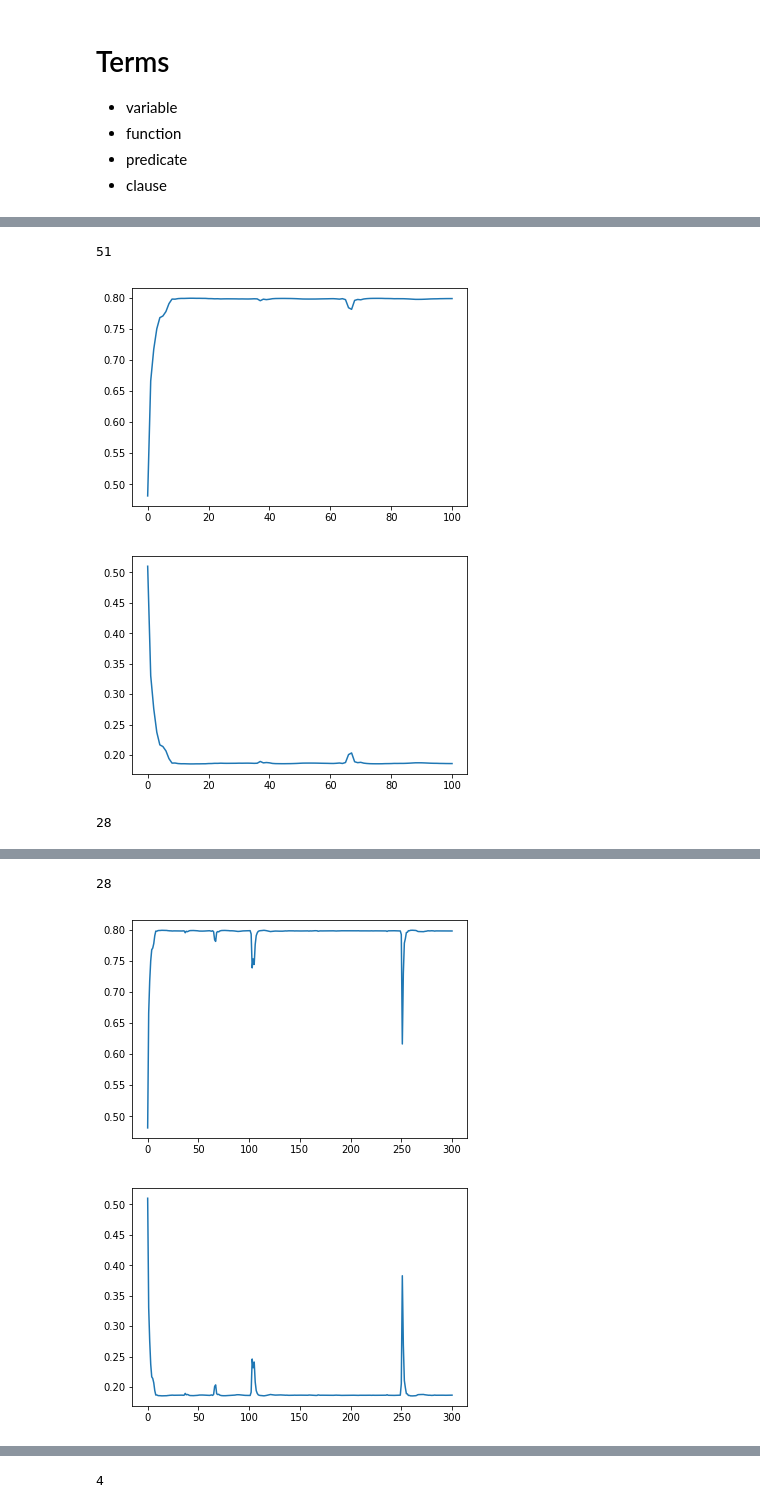
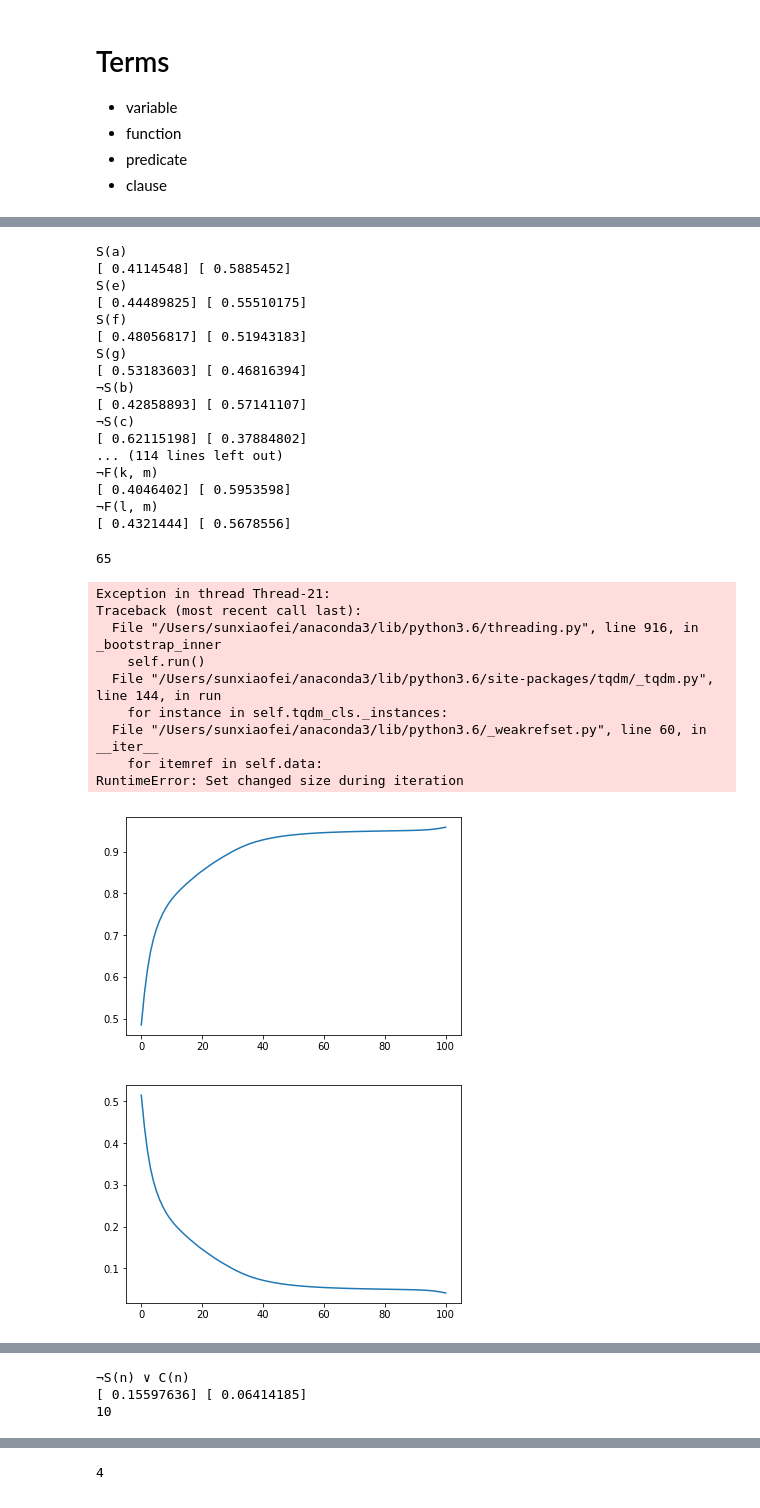
Before and after one commit to Adoni/CSE505, a Jupyter notebook: LTN/CLTN.ipynb, the cells around one changed output, grey strips where cells are left out. Drawn from its saved outputs; the diff is of its cells as text; code cells hidden in the pictures.

```diff
--- a/LTN/CLTN.ipynb
+++ b/LTN/CLTN.ipynb
@@ -8,7 +8,7 @@ import seaborn as sns
 from tqdm import tqdm
 import copy
 # %%
-emb_dim=10
+emb_dim=30
 # %% [markdown]
 # Terms
 
@@ -183,30 +183,25 @@ class GPredicate(nn.Module):
         self.variable_count=variable_count
 
         self.conv=nn.Sequential(
-#             nn.Conv2d(1,2,(1,4),(1,2),(0,1)),
-            nn.Conv2d(1,2,(3,4),(1,2),1),
-#             nn.BatchNorm2d(2),
-#             nn.LeakyReLU(inplace=True),
-            nn.Tanh(),
+            nn.Conv2d(1,4,4,2,1),
+            nn.BatchNorm2d(4),
+            nn.LeakyReLU(inplace=True),
 
 
-#             nn.Conv2d(2,4,(1,4),(1,2),(0,1)),
-            nn.Conv2d(2,4,(3,4),(1,2),1),
-#             nn.BatchNorm2d(4),
-#             nn.LeakyReLU(inplace=True),
-            nn.Tanh(),
+            nn.Conv2d(4,8,4,2,1),
+            nn.BatchNorm2d(8),
+            nn.LeakyReLU(inplace=True),
 
-#             nn.Conv2d(4,8,(1,4),(1,2),(0,1)),
-            nn.Conv2d(4,8,(3,4),(1,2),1),
-#             nn.BatchNorm2d(8),
+            nn.Conv2d(8,16,4,2,1),
+            nn.BatchNorm2d(16),
             nn.LeakyReLU(inplace=True),
-            nn.Tanh(),
         )
         self.linear=nn.Sequential(
-            nn.Linear(8*variable_count*(emb_dim//8),1),
+            nn.Linear(16*(emb_dim//8)**2,1),
             nn.Sigmoid()
         )
     def forward(self, embs, negation):
+        embs=embs.t().mm(embs)
         embs=embs.view(1,1,embs.size()[0],embs.size()[1])
         conv=self.conv(embs)
         conv=conv.view(conv.size()[0],-1)
@@ -221,4 +212,12 @@ class GPredicate(nn.Module):
 # %%
+def weights_init(m):
+    classname = m.__class__.__name__
+    if classname.find('Conv') != -1:
+        m.weight.data.normal_(0.0, 0.02)
+    elif classname.find('BatchNorm') != -1:
+        m.weight.data.normal_(1.0, 0.02)
+        m.bias.data.fill_(0)
+
 class LTN(nn.Module):
     def __init__(self, emb_dim, constants, predicates):
         super(LTN, self).__init__()
@@ -227,6 +226,7 @@ class LTN(nn.Module):
         self.Predicates=dict()
         for name,n in predicates:
             self.Predicates[name]=GPredicate(name,n,emb_dim)
+            self.Predicates[name].apply(weights_init)
     def forward(self, clause):
         Phi=None
         v=Variable(torch.FloatTensor([clause.v]))
@@ -271,7 +271,7 @@ for tkb in gkbs2[1:]:
 # %%
 ltn1=LTN(emb_dim,'abcdefghijklmn',[['S',1],['F',2],['C',1]])
 kb_train=kb1.union(kb2)
-optimizor=torch.optim.Adam(ltn1.parameters(),lr=0.1,weight_decay=0.1)
+optimizor=torch.optim.Adam(ltn1.parameters(),lr=0.001)
 mone=torch.FloatTensor([-1])
 one=torch.FloatTensor([1])
 average_prob=[]
@@ -320,7 +359,7 @@ RuntimeError: Set changed size during iteration
 # %%
 kb_train2=kb1.union(kb2).union(gkb1).union(gkb2)
 ltn2=LTN(emb_dim,'abcdefghijklmn',[['S',1],['F',2],['C',1]])
-optimizor=torch.optim.Adam(ltn2.parameters(),lr=0.1,weight_decay=0.1)
+optimizor=torch.optim.Adam(ltn2.parameters(),lr=0.001)
 mone=torch.FloatTensor([-1])
 one=torch.FloatTensor([1])
 average_prob2=[]
@@ -349,4 +388,29 @@ for i in tqdm(range(2000)):
-51
+S(a)
+[ 0.4114548] [ 0.5885452]
+S(e)
+[ 0.44489825] [ 0.55510175]
+S(f)
+[ 0.48056817] [ 0.51943183]
+S(g)
+[ 0.53183603] [ 0.46816394]
+¬S(b)
+[ 0.42858893] [ 0.57141107]
+¬S(c)
+[ 0.62115198] [ 0.37884802]
+... (114 lines left out)
+¬F(k, m)
+[ 0.4046402] [ 0.5953598]
+¬F(l, m)
+[ 0.4321444] [ 0.5678556]
+65
+Exception in thread Thread-21:
+Traceback (most recent call last):
+  File "/Users/sunxiaofei/anaconda3/lib/python3.6/threading.py", line 916, in _bootstrap_inner
+    self.run()
+  File "/Users/sunxiaofei/anaconda3/lib/python3.6/site-packages/tqdm/_tqdm.py", line 144, in run
+    for instance in self.tqdm_cls._instances:
+  File "/Users/sunxiaofei/anaconda3/lib/python3.6/_weakrefset.py", line 60, in __iter__
+    for itemref in self.data:
+RuntimeError: Set changed size during iteration
-[figure, old version]
+[figure, new version]
-[figure, old version]
+[figure, new version]
-28
@@ -352,0 +435,3 @@ for i in tqdm(range(2000)):
+¬S(n) ∨ C(n)
+[ 0.15597636] [ 0.06414185]
+10
@@ -355,3 +439,0 @@ for i in tqdm(range(2000)):
-28
-[figure, removed]
-[figure, removed]
```
Also changed, not shown: parts of 15 cells of this notebook, 10 other files.
